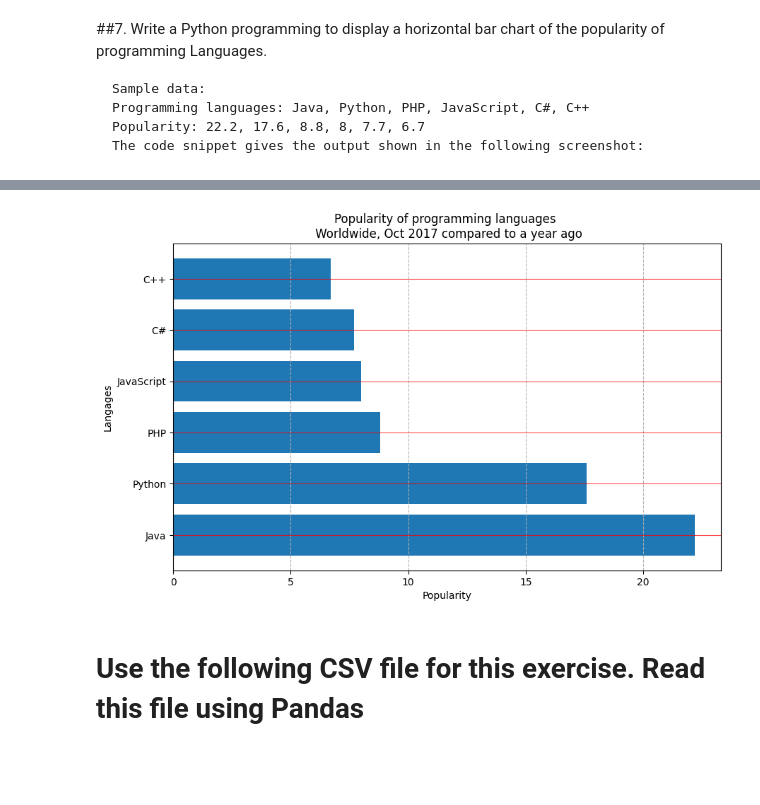
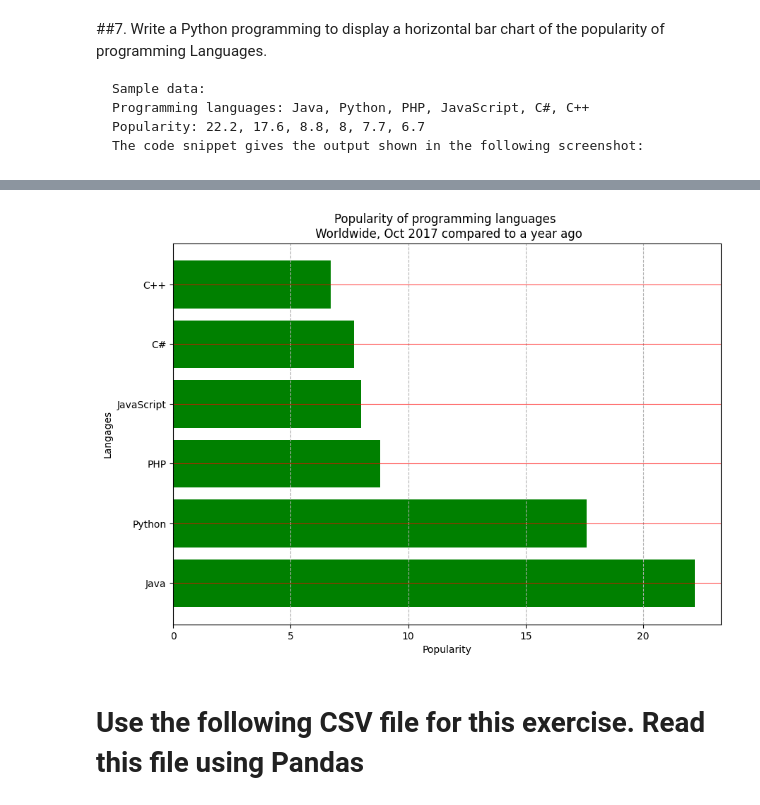
Before and after one commit to thomasanna/python-entri, a Jupyter notebook: Task_8.ipynb, the cells around one changed output, grey strips where cells are left out. Cells and saved outputs as stored; diff of their text form; code cells hidden in the pictures; blank space fills up the shorter version.

```diff
--- a/Task_8.ipynb
+++ b/Task_8.ipynb
@@ -163,17 +165,17 @@ The code snippet gives the output shown in the following screenshot:
 # %%
 import matplotlib.pyplot as plt
 languages = ['Java', 'Python', 'PHP', 'JavaScript', 'C#', 'C++']
 popularity = [22.2, 17.6, 8.8, 8, 7.7, 6.7]
-plt.figure(figsize=(10, 6),dpi = 100)
-plt.barh(languages,popularity)
+plt.figure(figsize=(10, 7),dpi = 100)
+plt.barh(languages,popularity,color="green")
 plt.grid(axis='x', linestyle='--')
 plt.grid(axis='y', linestyle='-', alpha=0.7 ,color='r') #alpha=0.7: Sets the transparency of the grid lines.
 plt.xlabel('Popularity')
 plt.ylabel('Langages')
 plt.title('Popularity of programming languages \n Worldwide, Oct 2017 compared to a year ago')
 plt.show()
 # %% [output]
-[figure, old version]
+[figure, new version]
 # %% [markdown]
 # Use the following CSV file for this exercise. Read this file using Pandas
 # %%
```
Also changed, not shown: parts of 12 cells of this notebook, 1 other file.
